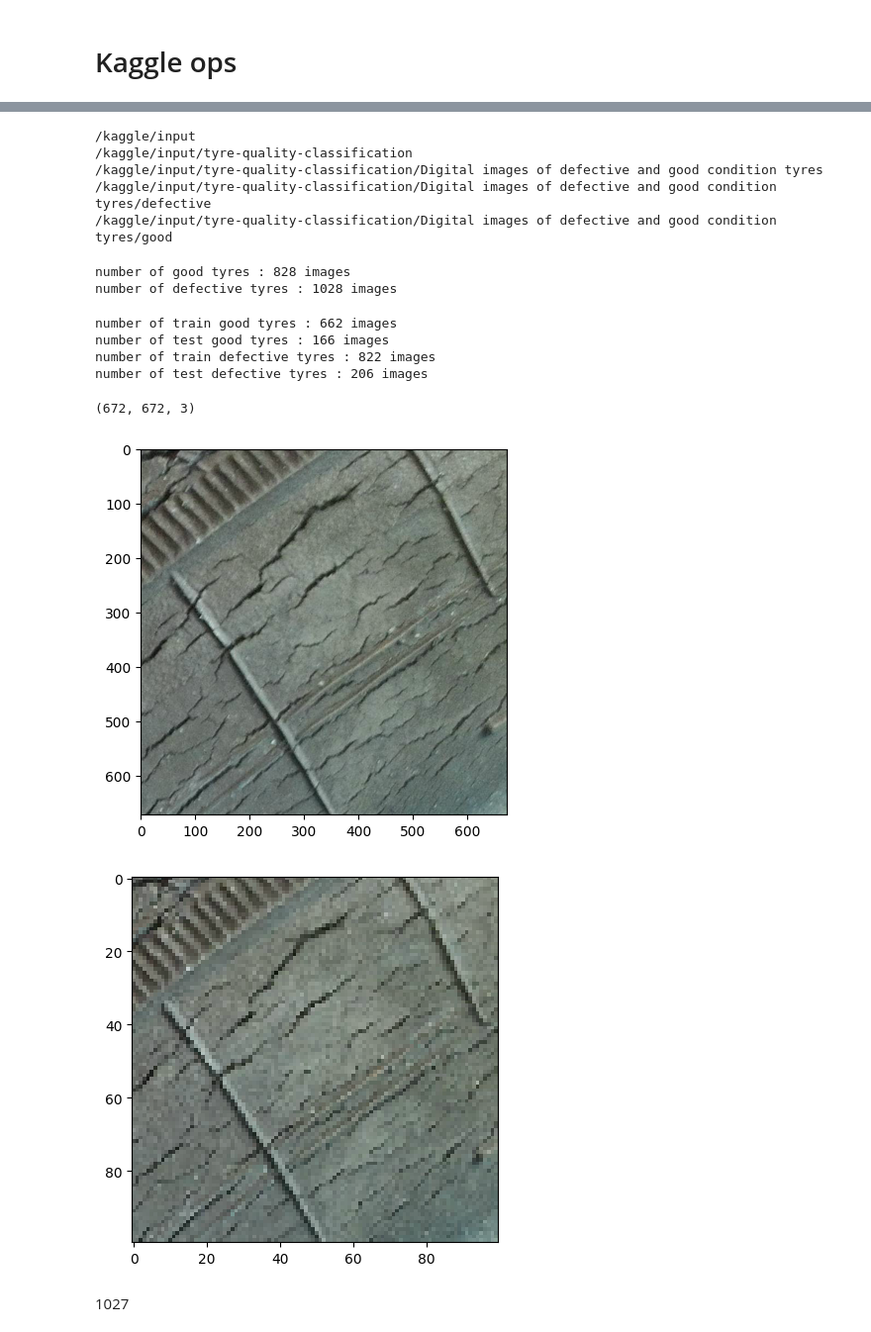
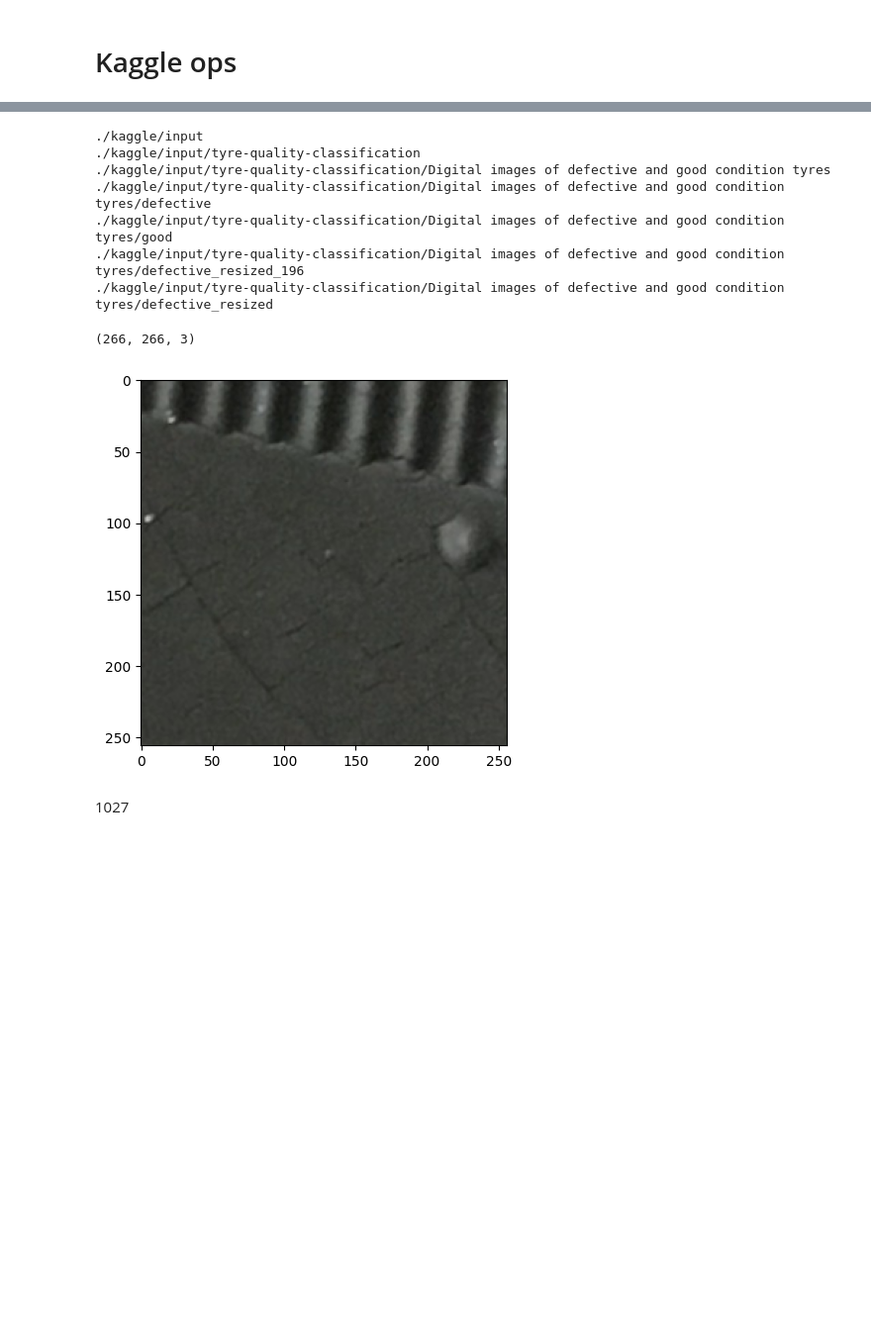
Before and after one commit to emichester/06MIAR_Aprendizaje_No_Supervisado, a Jupyter notebook: MyTests/Tyre_Quality_DCGAN.ipynb, the cells around one changed output, grey strips where cells are left out. Shown at 99% size. Drawn from its saved outputs; the diff is of its cells as text; code cells hidden in the pictures; blank space fills up the shorter version.

```diff
--- a/MyTests/Tyre_Quality_DCGAN.ipynb
+++ b/MyTests/Tyre_Quality_DCGAN.ipynb
@@ -88,52 +78,46 @@ from keras import Model
 from sklearn.metrics import classification_report , confusion_matrix
 
 import os
-for dirname, _, filenames in os.walk('/kaggle/input'):
+for dirname, _, filenames in os.walk('./kaggle/input'):
     print (dirname)
 # %% [output]
-/kaggle/input
-/kaggle/input/tyre-quality-classification
-/kaggle/input/tyre-quality-classification/Digital images of defective and good condition tyres
-/kaggle/input/tyre-quality-classification/Digital images of defective and good condition tyres/defective
-/kaggle/input/tyre-quality-classification/Digital images of defective and good condition tyres/good
+./kaggle/input
+./kaggle/input/tyre-quality-classification
+./kaggle/input/tyre-quality-classification/Digital images of defective and good condition tyres
+./kaggle/input/tyre-quality-classification/Digital images of defective and good condition tyres/defective
+./kaggle/input/tyre-quality-classification/Digital images of defective and good condition tyres/good
+./kaggle/input/tyre-quality-classification/Digital images of defective and good condition tyres/defective_resized_196
+./kaggle/input/tyre-quality-classification/Digital images of defective and good condition tyres/defective_resized
 # %%
-good = glob.glob(r'/kaggle/input/tyre-quality-classification/Digital images of defective and good condition tyres/good/*.jpg')
-defective = glob.glob(r'/kaggle/input/tyre-quality-classification/Digital images of defective and good condition tyres/defective/*.jpg')
+# good = glob.glob(r'./kaggle/input/tyre-quality-classification/Digital images of defective and good condition tyres/good/*.jpg')
+# defective = glob.glob(r'./kaggle/input/tyre-quality-classification/Digital images of defective and good condition tyres/defective/*.jpg')
 
-random.shuffle(good)
-random.shuffle(defective)
+# random.shuffle(good)
+# random.shuffle(defective)
 
-print ('number of good tyres : {} images'.format(len (good)))
-print ('number of defective tyres : {} images'.format(len (defective)))
+# print ('number of good tyres : {} images'.format(len (good)))
+# print ('number of defective tyres : {} images'.format(len (defective)))
-# %% [output]
-number of good tyres : 828 images
-number of defective tyres : 1028 images
 # %%
-train_good = good [:int (len (good) *0.8)]
-test_good = good[int (len (good) *0.8):]
+# train_good = good [:int (len (good) *0.8)]
+# test_good = good[int (len (good) *0.8):]
 
-train_defective = defective [:int (len (defective) *0.8)]
-test_defective = defective[int (len (defective) *0.8):]
+# train_defective = defective [:int (len (defective) *0.8)]
+# test_defective = defective[int (len (defective) *0.8):]
 
-print ('number of train good tyres : {} images'.format(len (train_good)))
-print ('number of test good tyres : {} images'.format(len (test_good)))
-print ('number of train defective tyres : {} images'.format(len (train_defective)))
-print ('number of test defective tyres : {} images'.format(len (test_defective)))
+# print ('number of train good tyres : {} images'.format(len (train_good)))
+# print ('number of test good tyres : {} images'.format(len (test_good)))
+# print ('number of train defective tyres : {} images'.format(len (train_defective)))
+# print ('number of test defective tyres : {} images'.format(len (test_defective)))
-# %% [output]
-number of train good tyres : 662 images
-number of test good tyres : 166 images
-number of train defective tyres : 822 images
-number of test defective tyres : 206 images
 # %%
-_path_folder = "/kaggle/input/tyre-quality-classification/Digital images of defective and good condition tyres/defective"
+_path_folder = "./kaggle/input/tyre-quality-classification/Digital images of defective and good condition tyres/defective"
 _all_images = glob.glob(_path_folder+"/*.jpg")
-img = cv2.imread(_all_images[50])
+img = cv2.imread(_all_images[60])
 print(img.shape)
-plt.imshow(img);
+# plt.imshow(img);
 plt.figure()
-plt.imshow(cv2.resize(img, (100,100), 0,0));
+# plt.imshow(cv2.resize(img, (192,192), interpolation=cv2.INTER_AREA));
+plt.imshow(cv2.resize(img, (256,256), interpolation=cv2.INTER_AREA));
 # %% [output]
-(672, 672, 3)
+(266, 266, 3)
-[figure, old version]
+[figure, new version]
-[figure, removed]
 # %%
```
Also changed, not shown: parts of 44 cells of this notebook.
